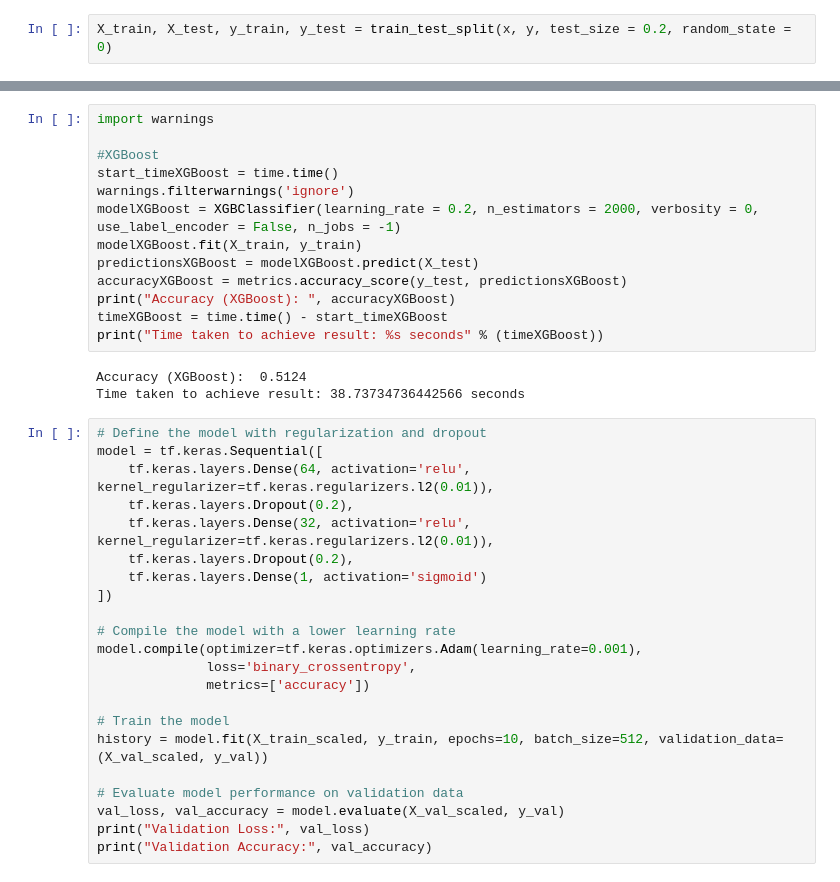
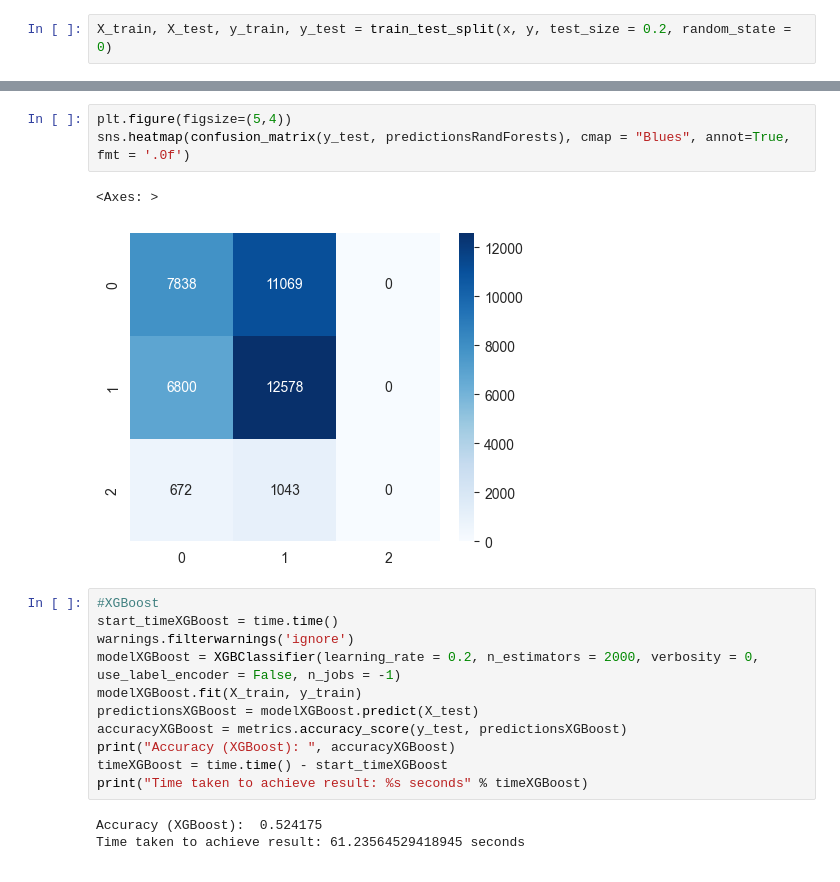
Before and after one commit to appeldaniel1998/ChessDataAnalysis, a Jupyter notebook: Chess.ipynb, the cells around one changed output, grey strips where cells are left out. Cells and saved outputs as stored; diff of their text form.

```diff
--- a/Chess.ipynb
+++ b/Chess.ipynb
@@ -195,6 +203,10 @@ Time taken to achieve result: 38.084845542907715 seconds
+# %%
+plt.figure(figsize=(5,4))
+sns.heatmap(confusion_matrix(y_test, predictionsRandForests), cmap = "Blues", annot=True, fmt = '.0f')
+# %% [output]
+<Axes: >
+[figure, added]
 # %%
-import warnings
-
 #XGBoost
 start_timeXGBoost = time.time()
 warnings.filterwarnings('ignore')
@@ -204,29 +216,7 @@ predictionsXGBoost = modelXGBoost.predict(X_test)
 accuracyXGBoost = metrics.accuracy_score(y_test, predictionsXGBoost)
 print("Accuracy (XGBoost): ", accuracyXGBoost)
 timeXGBoost = time.time() - start_timeXGBoost
-print("Time taken to achieve result: %s seconds" % (timeXGBoost))
+print("Time taken to achieve result: %s seconds" % timeXGBoost)
 # %% [output]
-Accuracy (XGBoost):  0.5124
-Time taken to achieve result: 38.73734736442566 seconds
+Accuracy (XGBoost):  0.524175
+Time taken to achieve result: 61.23564529418945 seconds
-# %%
-# Define the model with regularization and dropout
-model = tf.keras.Sequential([
-    tf.keras.layers.Dense(64, activation='relu', kernel_regularizer=tf.keras.regularizers.l2(0.01)),
-    tf.keras.layers.Dropout(0.2),
-    tf.keras.layers.Dense(32, activation='relu', kernel_regularizer=tf.keras.regularizers.l2(0.01)),
-    tf.keras.layers.Dropout(0.2),
-    tf.keras.layers.Dense(1, activation='sigmoid')
-])
-
-# Compile the model with a lower learning rate
-model.compile(optimizer=tf.keras.optimizers.Adam(learning_rate=0.001),
-              loss='binary_crossentropy',
-              metrics=['accuracy'])
-
-# Train the model
-history = model.fit(X_train_scaled, y_train, epochs=10, batch_size=512, validation_data=(X_val_scaled, y_val))
-
-# Evaluate model performance on validation data
-val_loss, val_accuracy = model.evaluate(X_val_scaled, y_val)
-print("Validation Loss:", val_loss)
-print("Validation Accuracy:", val_accuracy)
```
Also changed, not shown: parts of 17 cells of this notebook.
